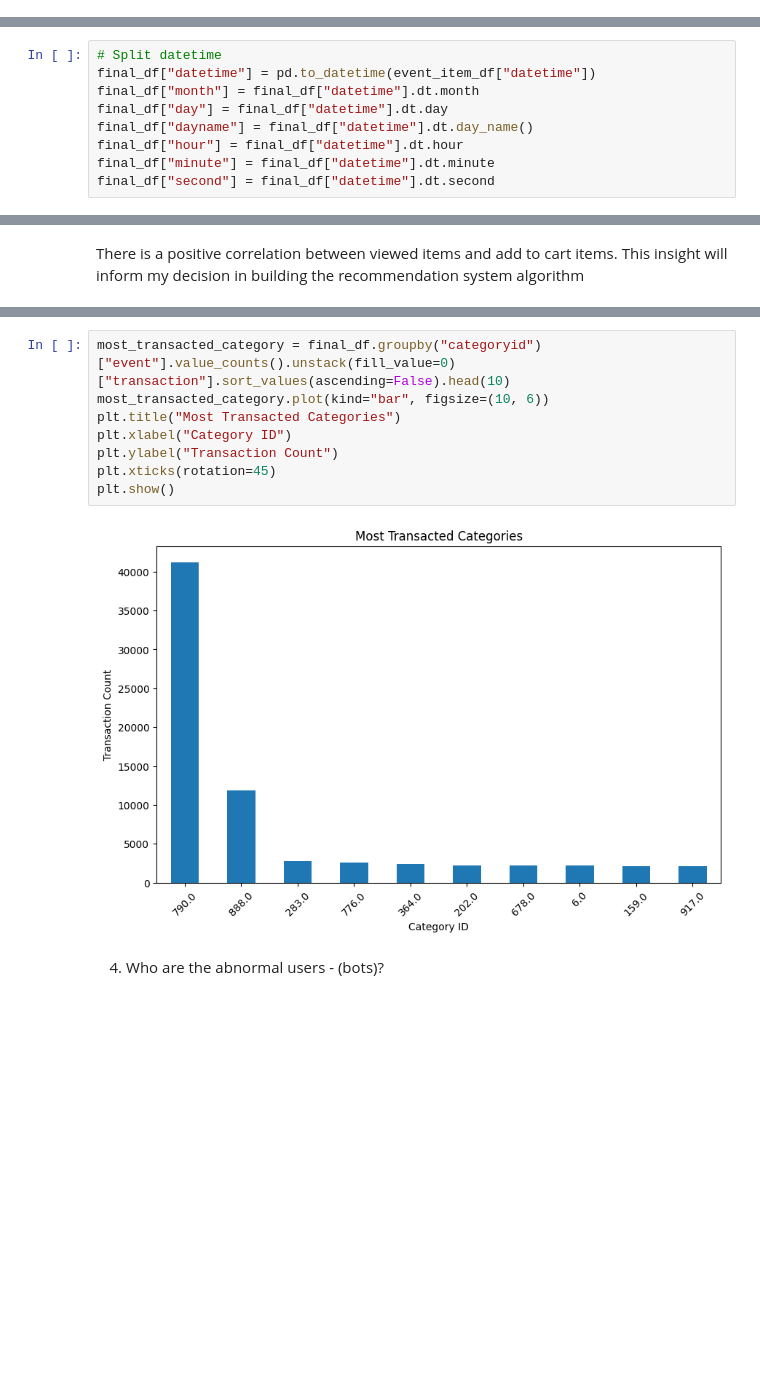
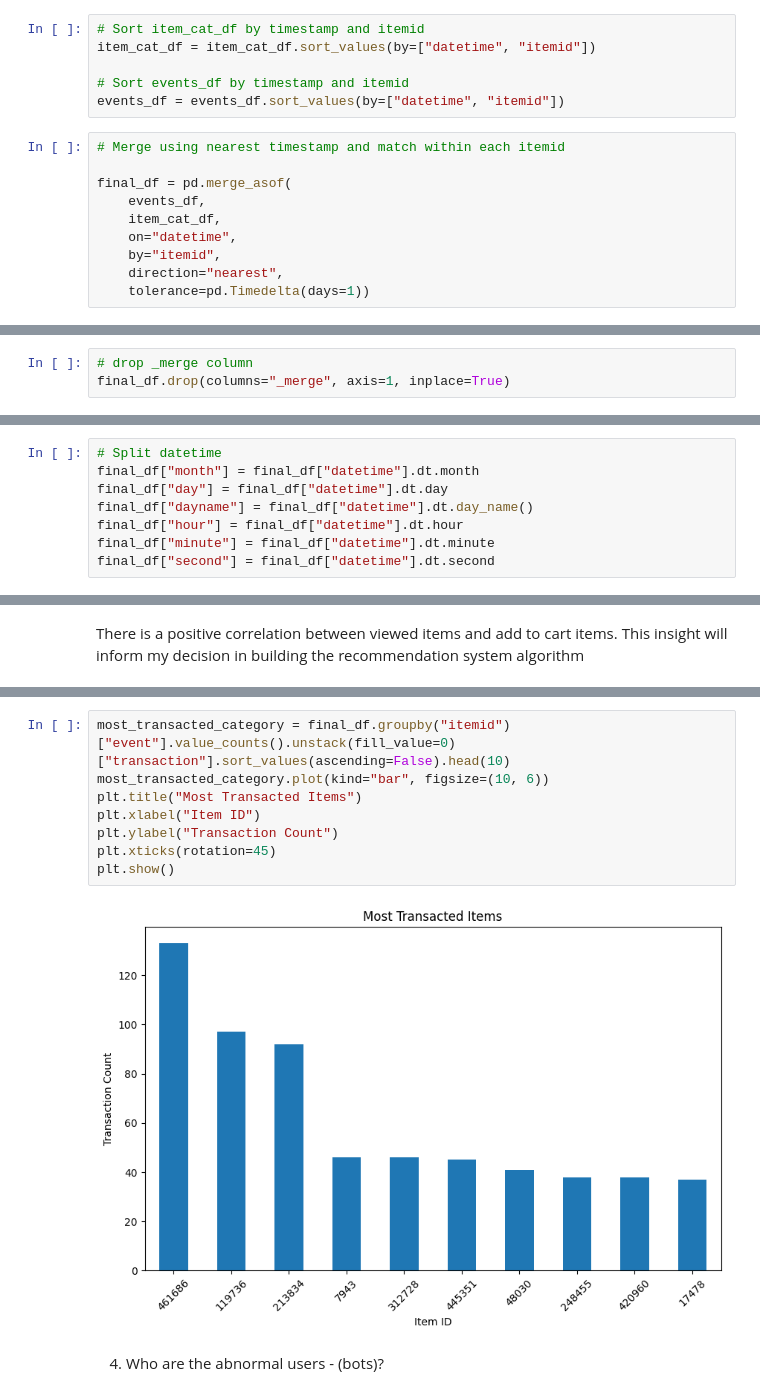
Before and after one commit to adubrightkwartengsnr/Recommendation-System-For-E-commerce, a Jupyter notebook: notebooks/recommendation_system.ipynb, the cells around one changed output, grey strips where cells are left out. Saved outputs shown, nothing was run; the diff lists cells and outputs as text; blank space fills up the shorter version.

```diff
--- a/notebooks/recommendation_system.ipynb
+++ b/notebooks/recommendation_system.ipynb
@@ -416,3 +405,19 @@ final_df.drop("_merge", axis=1, inplace=True)
+# %%
+# Sort item_cat_df by timestamp and itemid
+item_cat_df = item_cat_df.sort_values(by=["datetime", "itemid"])
+
+# Sort events_df by timestamp and itemid
+events_df = events_df.sort_values(by=["datetime", "itemid"])
+# %%
+# Merge using nearest timestamp and match within each itemid
+
+final_df = pd.merge_asof(
+    events_df,
+    item_cat_df,
+    on="datetime",
+    by="itemid",
+    direction="nearest",
+    tolerance=pd.Timedelta(days=1))
 # %% [markdown]
 #### Exploratory Data Analysis
 # %%
@@ -433,3 +438,6 @@ final_df.head()
+# %%
+# drop _merge column
+final_df.drop(columns="_merge", axis=1, inplace=True)
 # %%
 # check the info about final_df
 final_df.info()
@@ -610,7 +616,6 @@ plt.show()
 [figure]
 # %%
 # Split datetime
-final_df["datetime"] = pd.to_datetime(event_item_df["datetime"])
 final_df["month"] = final_df["datetime"].dt.month
 final_df["day"] = final_df["datetime"].dt.day
 final_df["dayname"] = final_df["datetime"].dt.day_name()
@@ -849,12 +921,12 @@ There is a positive correlation between viewed items and add to cart items. This
 # %%
-most_transacted_category = final_df.groupby("categoryid")["event"].value_counts().unstack(fill_value=0)["transaction"].sort_values(ascending=False).head(10)
+most_transacted_category = final_df.groupby("itemid")["event"].value_counts().unstack(fill_value=0)["transaction"].sort_values(ascending=False).head(10)
 most_transacted_category.plot(kind="bar", figsize=(10, 6))
-plt.title("Most Transacted Categories")
-plt.xlabel("Category ID")
+plt.title("Most Transacted Items")
+plt.xlabel("Item ID")
 plt.ylabel("Transaction Count")
 plt.xticks(rotation=45)
 plt.show()
 # %% [output]
-[figure, old version]
+[figure, new version]
 # %% [markdown]
 4. Who are the abnormal users - (bots)?
```
Also changed, not shown: parts of 57 cells of this notebook.
